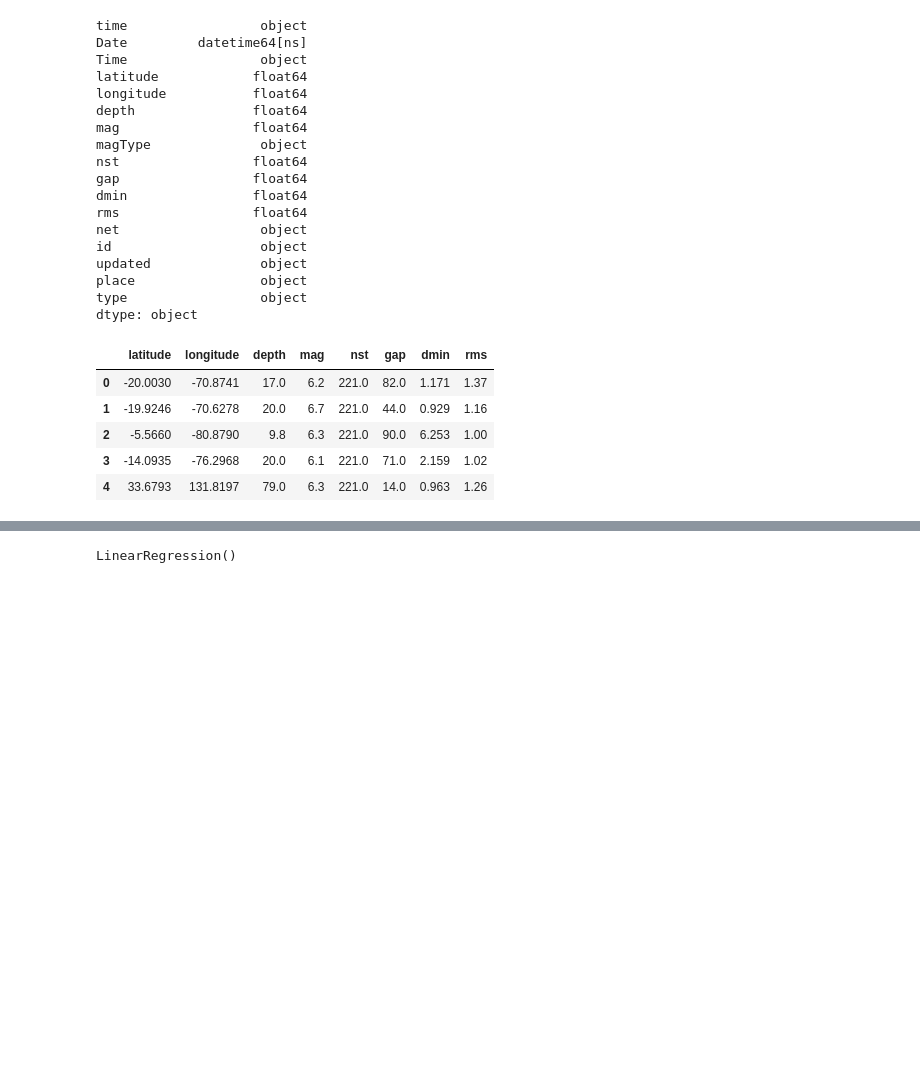
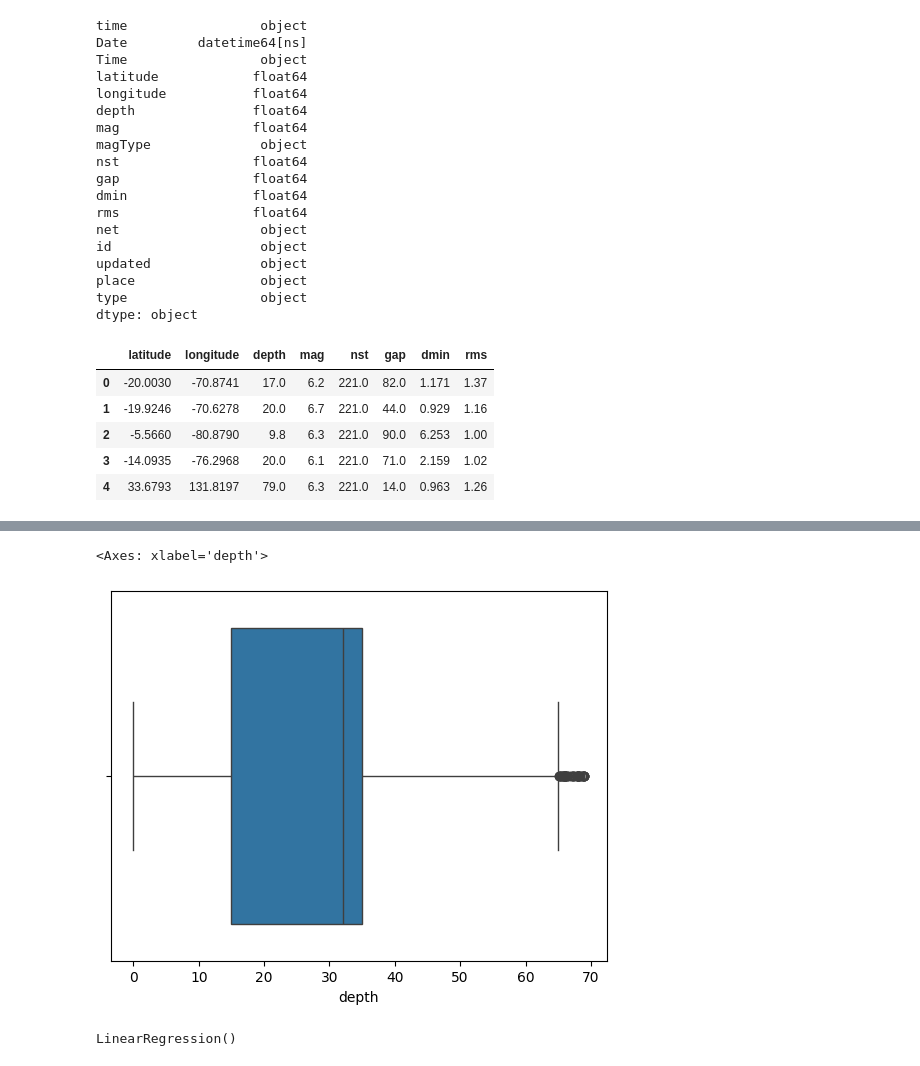
Before and after one commit to anitajn86/MACHINE_LEARNING-1, a Jupyter notebook: PROJECT3/Earthquakes.ipynb, the cells around one changed output, grey strips where cells are left out. Drawn from its saved outputs; the diff is of its cells as text; code cells hidden in the pictures; blank space fills up the shorter version.

```diff
--- a/PROJECT3/Earthquakes.ipynb
+++ b/PROJECT3/Earthquakes.ipynb
@@ -220,3 +229,8 @@ df.head()
+# %%
+sns.boxplot(x=df['depth'])
+# %% [output]
+<Axes: xlabel='depth'>
+[figure, added]
 # %%
 X=np.array(df.drop([predict],axis=1))
 y=np.array(df[predict])
```
Also changed, not shown: parts of 5 cells of this notebook, 1 other file.
